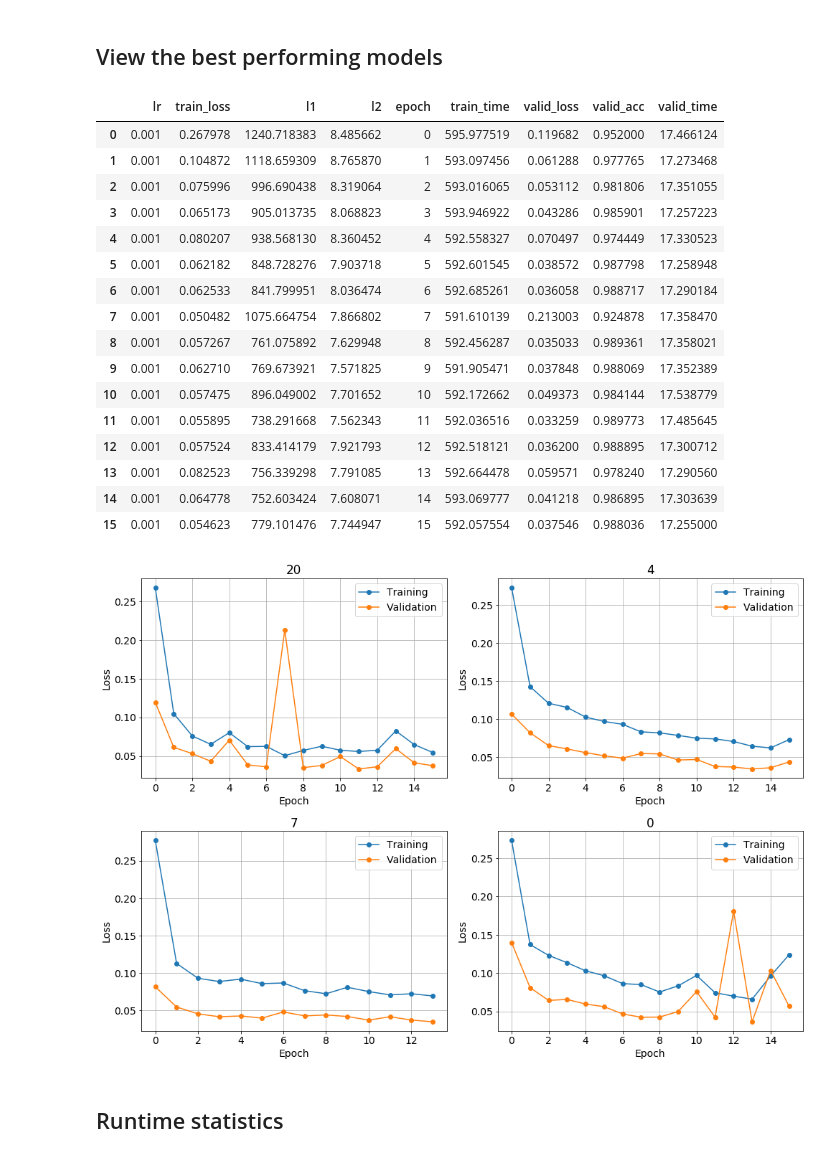
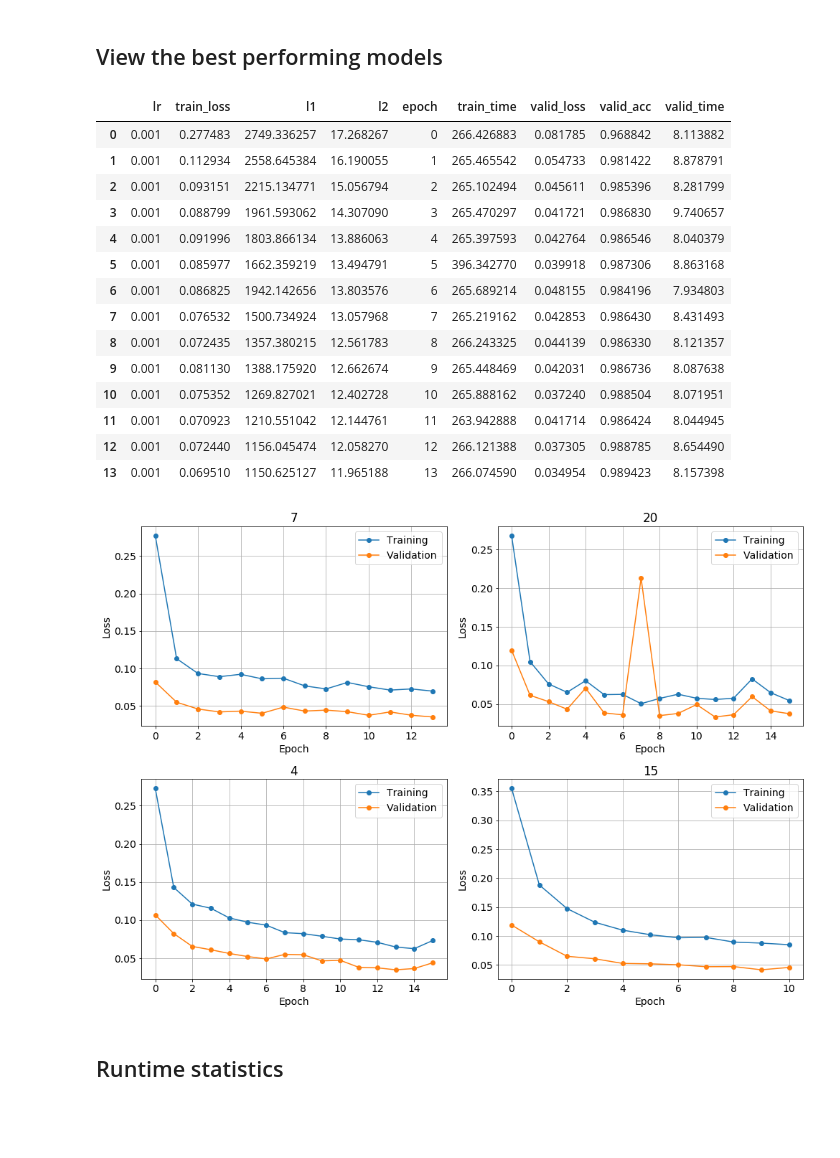
Before and after one commit to sparticlesteve/heptrkx-gnn-tracking, a Jupyter notebook: notebooks/HPOAnalysis.ipynb, the cells around one changed output. Cells and saved outputs as stored; diff of their text form; code cells hidden in the pictures; blank space fills up the shorter version.

Commit message:
update notebooks and plots

```diff
--- a/notebooks/HPOAnalysis.ipynb
+++ b/notebooks/HPOAnalysis.ipynb
@@ -137,47 +113,45 @@ summaries.sort_values('valid_loss')
 # %% [markdown]
 ## View the best performing models
 # %%
-best = summaries.valid_loss.idxmin()
+best = summaries.last_valid_loss.idxmin()
 best_config = configs[best]
 best_result = results[best]
 
 best_result
 # %% [output]
 |  | lr | train_loss | l1 | l2 | epoch | train_time | valid_loss | valid_acc | valid_time |
-| 0 | 0.001 | 0.267978 | 1240.718383 | 8.485662 | 0 | 595.977519 | 0.119682 | 0.952000 | 17.466124 |
-| 1 | 0.001 | 0.104872 | 1118.659309 | 8.765870 | 1 | 593.097456 | 0.061288 | 0.977765 | 17.273468 |
-| 2 | 0.001 | 0.075996 | 996.690438 | 8.319064 | 2 | 593.016065 | 0.053112 | 0.981806 | 17.351055 |
-| 3 | 0.001 | 0.065173 | 905.013735 | 8.068823 | 3 | 593.946922 | 0.043286 | 0.985901 | 17.257223 |
-| 4 | 0.001 | 0.080207 | 938.568130 | 8.360452 | 4 | 592.558327 | 0.070497 | 0.974449 | 17.330523 |
-| 5 | 0.001 | 0.062182 | 848.728276 | 7.903718 | 5 | 592.601545 | 0.038572 | 0.987798 | 17.258948 |
-| 6 | 0.001 | 0.062533 | 841.799951 | 8.036474 | 6 | 592.685261 | 0.036058 | 0.988717 | 17.290184 |
-| 7 | 0.001 | 0.050482 | 1075.664754 | 7.866802 | 7 | 591.610139 | 0.213003 | 0.924878 | 17.358470 |
-| 8 | 0.001 | 0.057267 | 761.075892 | 7.629948 | 8 | 592.456287 | 0.035033 | 0.989361 | 17.358021 |
-| 9 | 0.001 | 0.062710 | 769.673921 | 7.571825 | 9 | 591.905471 | 0.037848 | 0.988069 | 17.352389 |
-| 10 | 0.001 | 0.057475 | 896.049002 | 7.701652 | 10 | 592.172662 | 0.049373 | 0.984144 | 17.538779 |
-| 11 | 0.001 | 0.055895 | 738.291668 | 7.562343 | 11 | 592.036516 | 0.033259 | 0.989773 | 17.485645 |
-| 12 | 0.001 | 0.057524 | 833.414179 | 7.921793 | 12 | 592.518121 | 0.036200 | 0.988895 | 17.300712 |
-| 13 | 0.001 | 0.082523 | 756.339298 | 7.791085 | 13 | 592.664478 | 0.059571 | 0.978240 | 17.290560 |
-| 14 | 0.001 | 0.064778 | 752.603424 | 7.608071 | 14 | 593.069777 | 0.041218 | 0.986895 | 17.303639 |
-| 15 | 0.001 | 0.054623 | 779.101476 | 7.744947 | 15 | 592.057554 | 0.037546 | 0.988036 | 17.255000 |
+| 0 | 0.001 | 0.277483 | 2749.336257 | 17.268267 | 0 | 266.426883 | 0.081785 | 0.968842 | 8.113882 |
+| 1 | 0.001 | 0.112934 | 2558.645384 | 16.190055 | 1 | 265.465542 | 0.054733 | 0.981422 | 8.878791 |
+| 2 | 0.001 | 0.093151 | 2215.134771 | 15.056794 | 2 | 265.102494 | 0.045611 | 0.985396 | 8.281799 |
+| 3 | 0.001 | 0.088799 | 1961.593062 | 14.307090 | 3 | 265.470297 | 0.041721 | 0.986830 | 9.740657 |
+| 4 | 0.001 | 0.091996 | 1803.866134 | 13.886063 | 4 | 265.397593 | 0.042764 | 0.986546 | 8.040379 |
+| 5 | 0.001 | 0.085977 | 1662.359219 | 13.494791 | 5 | 396.342770 | 0.039918 | 0.987306 | 8.863168 |
+| 6 | 0.001 | 0.086825 | 1942.142656 | 13.803576 | 6 | 265.689214 | 0.048155 | 0.984196 | 7.934803 |
+| 7 | 0.001 | 0.076532 | 1500.734924 | 13.057968 | 7 | 265.219162 | 0.042853 | 0.986430 | 8.431493 |
+| 8 | 0.001 | 0.072435 | 1357.380215 | 12.561783 | 8 | 266.243325 | 0.044139 | 0.986330 | 8.121357 |
+| 9 | 0.001 | 0.081130 | 1388.175920 | 12.662674 | 9 | 265.448469 | 0.042031 | 0.986736 | 8.087638 |
+| 10 | 0.001 | 0.075352 | 1269.827021 | 12.402728 | 10 | 265.888162 | 0.037240 | 0.988504 | 8.071951 |
+| 11 | 0.001 | 0.070923 | 1210.551042 | 12.144761 | 11 | 263.942888 | 0.041714 | 0.986424 | 8.044945 |
+| 12 | 0.001 | 0.072440 | 1156.045474 | 12.058270 | 12 | 266.121388 | 0.037305 | 0.988785 | 8.654490 |
+| 13 | 0.001 | 0.069510 | 1150.625127 | 11.965188 | 13 | 266.074590 | 0.034954 | 0.989423 | 8.157398 |
 # %%
 fig, axs = plt.subplots(nrows=2, ncols=2, figsize=(14, 10))
 
-for i, ax in zip(summaries.sort_values('valid_loss').index, axs.flatten()):
+for i, ax in zip(summaries.sort_values('last_valid_loss').index, axs.flatten()):
 
     result = results[i]
     ax.set_title(i)
 
     ax.plot(result.epoch, result.train_loss, 'o-', label='Training')
     ax.plot(result.epoch, result.valid_loss, 'o-', label='Validation')
     ax.set_xlabel('Epoch')
     ax.set_ylabel('Loss')
     ax.legend(loc=0)
     ax.grid()
 
 plt.tight_layout()
 # %% [output]
-[figure, old version]
+[figure, new version]
 # %% [markdown]
 ## Runtime statistics
 # %%
```
Also changed, not shown: parts of 5 cells of this notebook, 2 other files.
